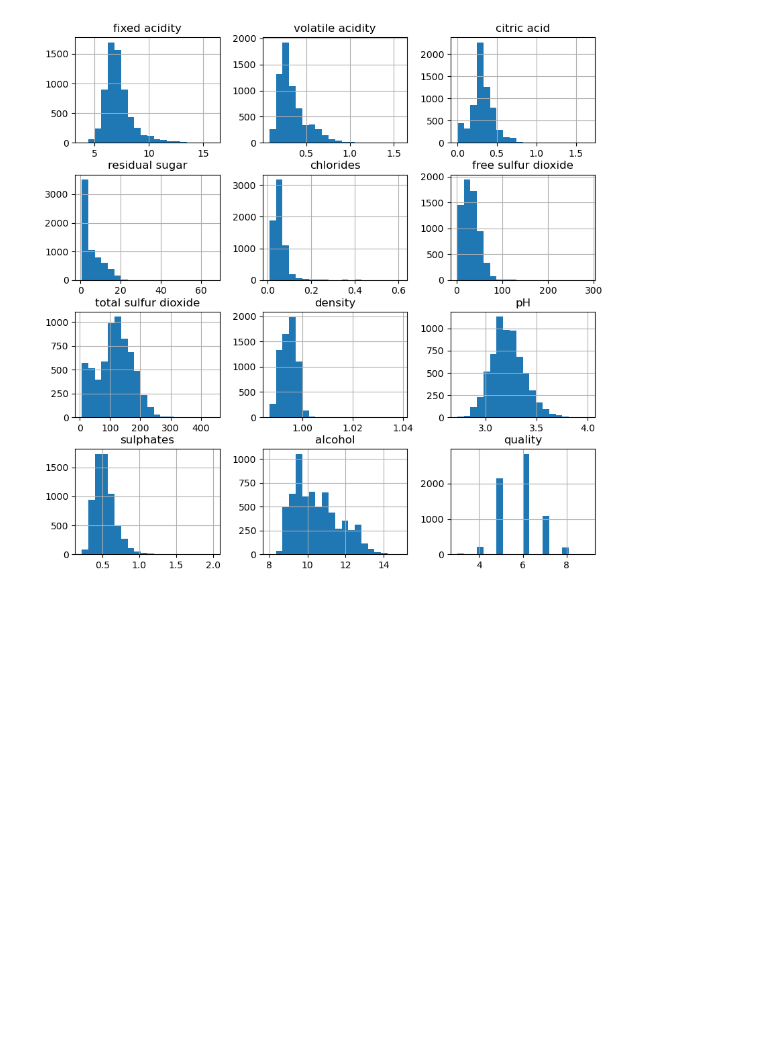
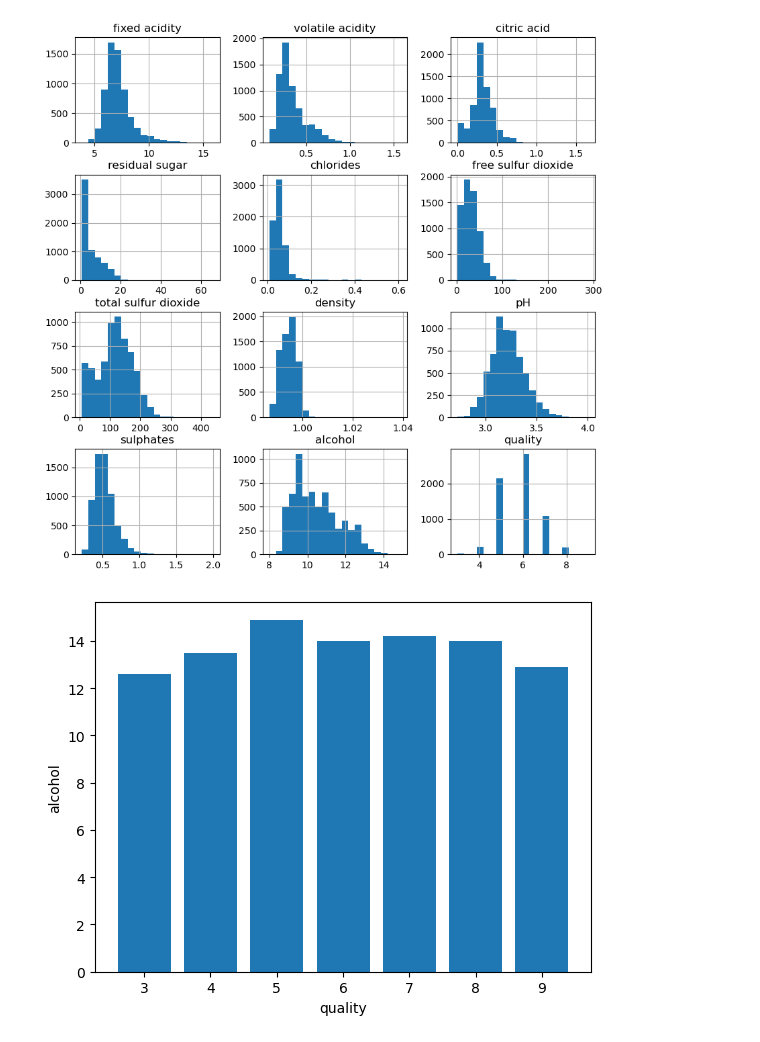
Before and after one commit to qi-qian-account/Wine-Quality-Prediction, a Jupyter notebook: wine-qualit-prediction.ipynb, the cells around one changed output. Drawn from its saved outputs; the diff is of its cells as text; code cells hidden in the pictures; blank space fills up the shorter version.

```diff
--- a/wine-qualit-prediction.ipynb
+++ b/wine-qualit-prediction.ipynb
@@ -110,3 +114,11 @@ df.hist(bins=20, figsize=(10, 10))
 plt.show()
 # %% [output]
 [figure]
+# %%
+# draw the count plot to visualise the number data for each quality of wine
+plt.bar(df['quality'], df['alcohol'])
+plt.xlabel('quality')
+plt.ylabel('alcohol')
+plt.show()
+# %% [output]
+[figure, added]
```
Also changed, not shown: parts of 7 cells of this notebook.
